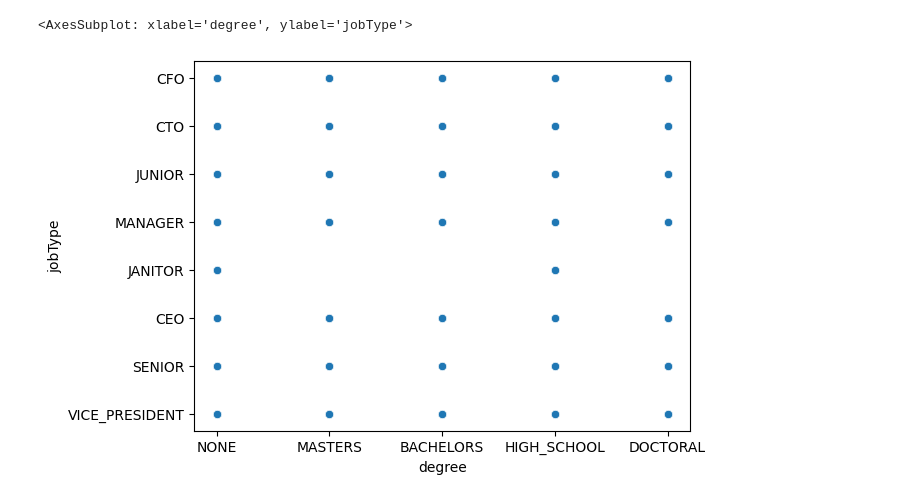
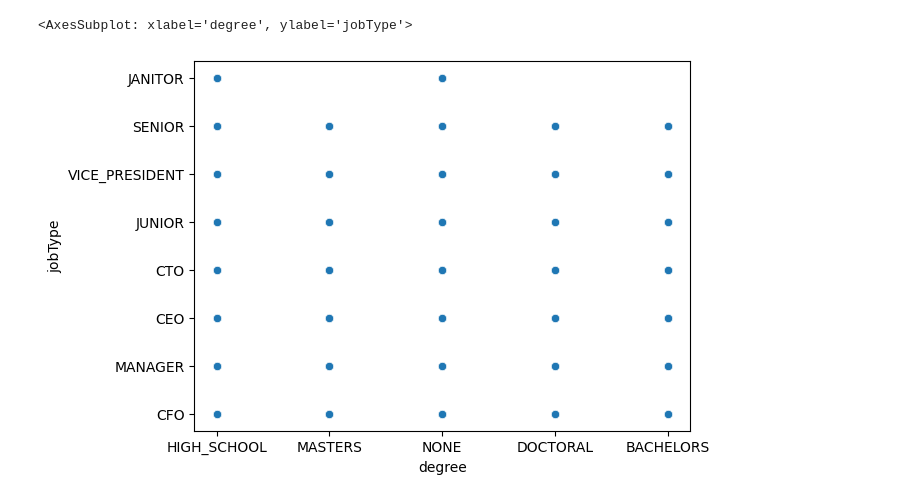
Before and after one commit to Argus416/h3hitema, a Jupyter notebook: Python/Projects/Analyse de donnée/Politique d'embauche des entreprises.ipynb, the cells around one changed output. Saved outputs shown, nothing was run; the diff lists cells and outputs as text; code cells hidden in the pictures.

```diff
--- a/Python/Projects/Analyse de donnée/Politique d'embauche des entreprises.ipynb
+++ b/Python/Projects/Analyse de donnée/Politique d'embauche des entreprises.ipynb
@@ -16,8 +24,9 @@ import numpy as np
 
 df = pd.read_csv('./Data/EmployEarnings Data.csv')
 
-# A partir de 100 000 individu,on sélectionne 400 individus représentatifs
-df = df.sample(400)
+# A partir de 100 000 0 individus,on sélectionne 400 individus représentatifs
+df = df.sample(10000)
+df
 #df.describe()
-df.info()
+#df.info()
 # %% [output]
@@ -39,6 +59,8 @@ memory usage: 28.1+ KB
 # %%
-# Quelle sont les postes occupés en fonction de diplôme
-sns.scatterplot(data=df, x="degree", y="jobType")
+# - Quel sont les postes occupés par rapport au diplôme
+sns.scatterplot(data=df, x="degree", y="jobType", size_order="")
+
+#janitor = concierge
 # %% [output]
 <AxesSubplot: xlabel='degree', ylabel='jobType'>
-[figure, old version]
+[figure, new version]
```
Also changed, not shown: parts of 8 cells of this notebook.
